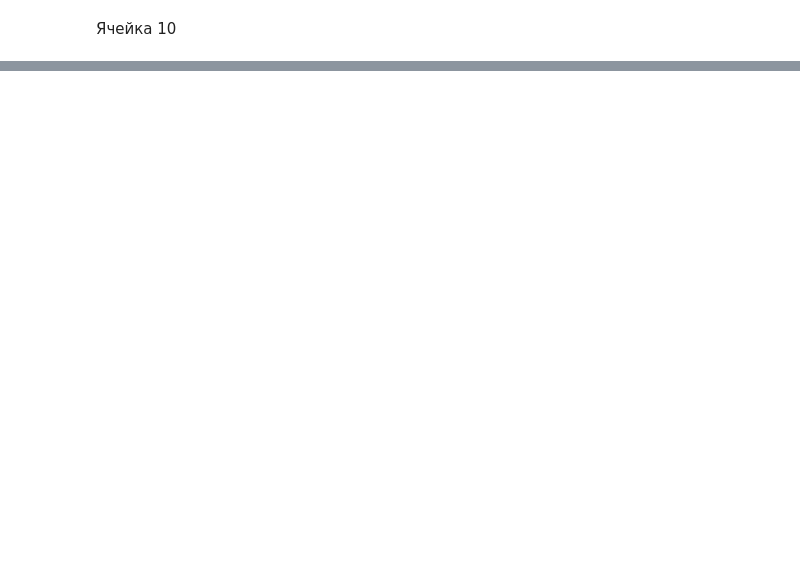
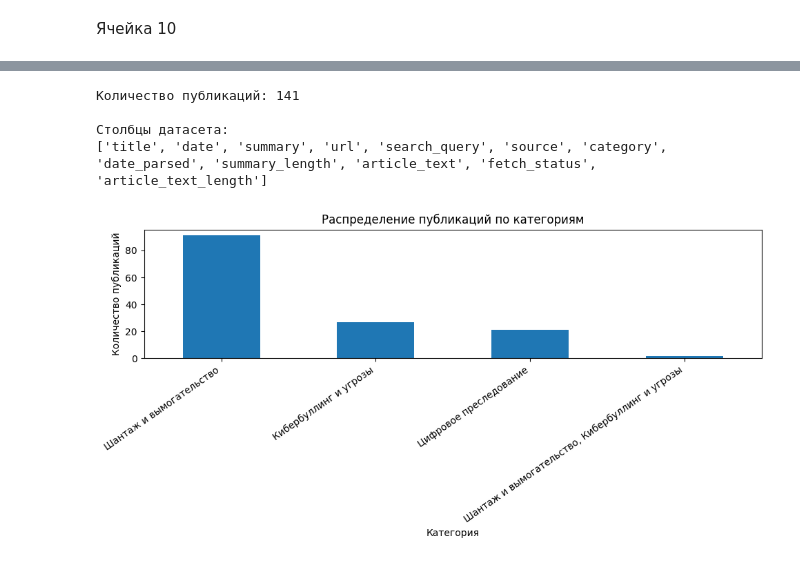
Before and after one commit to haleshanov-create/Digital-Harassment-KZ., a Jupyter notebook: Digital_Harassment_KZ.ipynb, the cells around one changed output, grey strips where cells are left out. Saved outputs shown, nothing was run; the diff lists cells and outputs as text; code cells hidden in the pictures; blank space fills up the shorter version.

```diff
--- a/Digital_Harassment_KZ.ipynb
+++ b/Digital_Harassment_KZ.ipynb
@@ -606,3 +622,39 @@ files.download("/content/Digital_Harassment_KZ_dataset.csv")
 # %% [output]
 [interactive output not drawn]
 [interactive output not drawn]
+# %%
+import pandas as pd
+import matplotlib.pyplot as plt
+
+df = pd.read_csv("/content/Digital_Harassment_KZ_dataset.csv")
+
+print("Количество публикаций:", len(df))
+print("\nСтолбцы датасета:")
+print(df.columns.tolist())
+
+category_col = "category"
+
+if category_col in df.columns:
+    counts = df[category_col].fillna("Не указано").value_counts()
+
+    plt.figure(figsize=(10, 5))
+    counts.plot(kind="bar")
+    plt.title("Распределение публикаций по категориям")
+    plt.xlabel("Категория")
+    plt.ylabel("Количество публикаций")
+    plt.xticks(rotation=35, ha="right")
+    plt.tight_layout()
+    plt.savefig(
+        "/content/category_chart.png",
+        dpi=160,
+        bbox_inches="tight"
+    )
+    plt.show()
+else:
+    print("Столбец category не найден. Проверь название столбца.")
+# %% [output]
+Количество публикаций: 141
+
+Столбцы датасета:
+['title', 'date', 'summary', 'url', 'search_query', 'source', 'category', 'date_parsed', 'summary_length', 'article_text', 'fetch_status', 'article_text_length']
+[figure, added]
```
Also changed, not shown: parts of 12 cells of this notebook.
